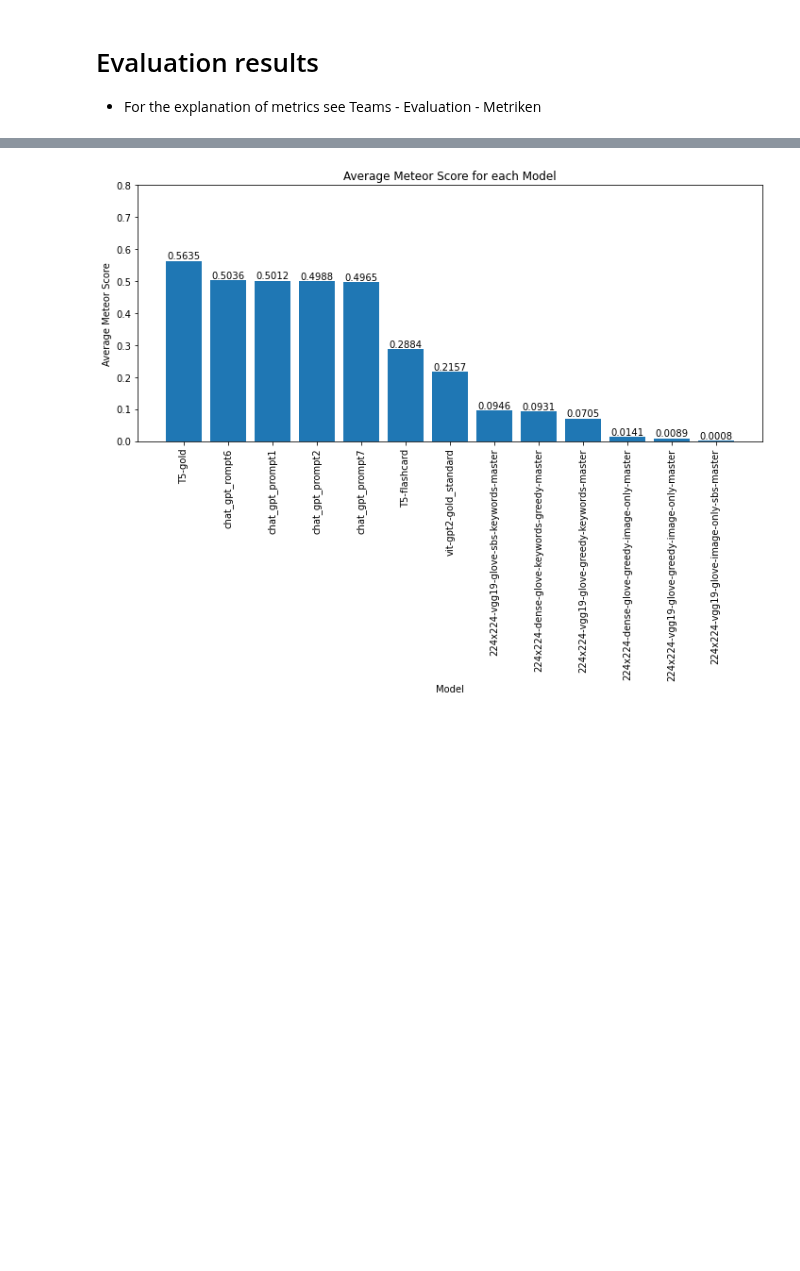
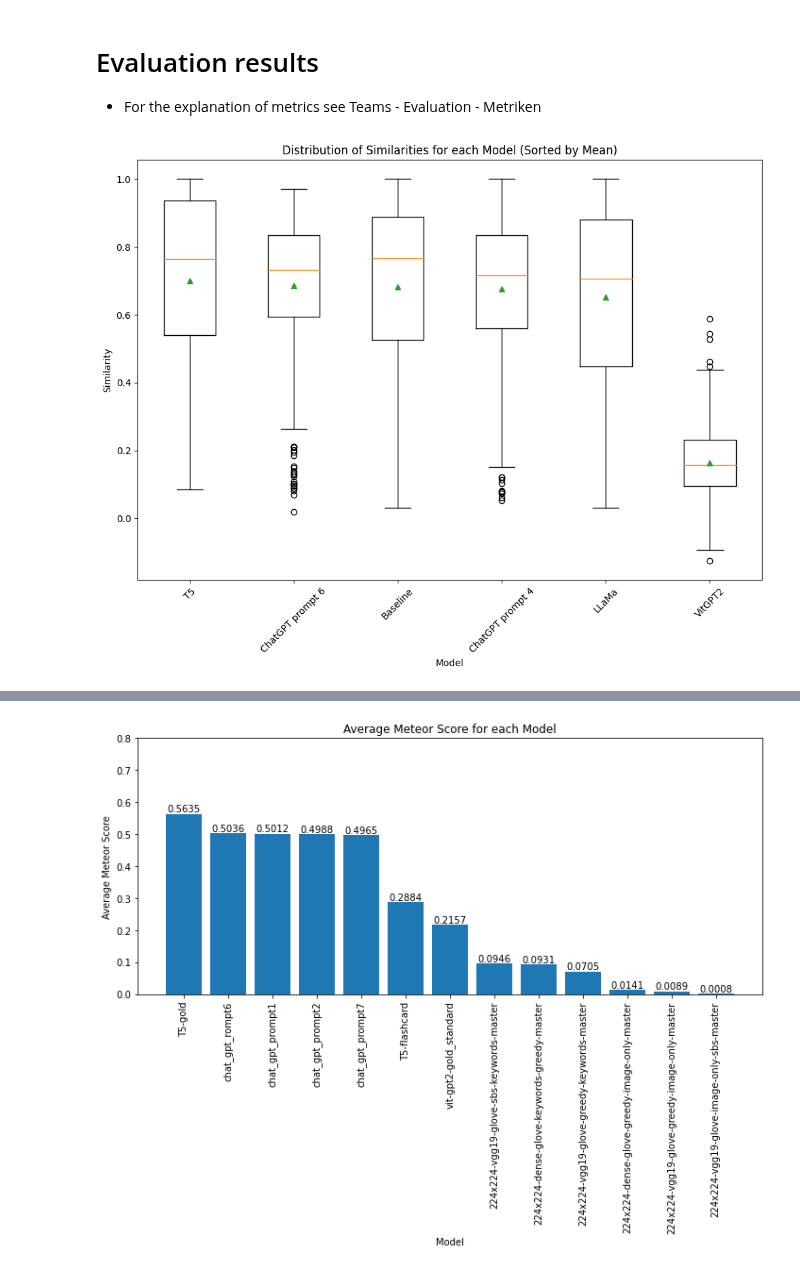
Before and after one commit to Ankinator/ankinator-flashcard-models, a Jupyter notebook: notebooks/evaluation/evaluation_plots.ipynb, the cells around one changed output, grey strips where cells are left out. Drawn from its saved outputs; the diff is of its cells as text; code cells hidden in the pictures; blank space fills up the shorter version.

```diff
--- a/notebooks/evaluation/evaluation_plots.ipynb
+++ b/notebooks/evaluation/evaluation_plots.ipynb
@@ -11,0 +14,34 @@ folder_path = "../../eval_results"
+# %%
+similarities = []
+
+for dir in overall_result_model_paths:
+        subfolder_path = os.path.join(folder_path, dir)
+        csv_path = os.path.join(subfolder_path, "cosine_sim.csv")
+
+        if os.path.exists(csv_path):
+            df = pd.read_csv(csv_path)
+            try:
+                similarities.append(df['max_similarity'])
+            except:
+                similarities.append(df['similiarities'])
+
+mean_similarities = [np.mean(data) for data in similarities]
+
+# Sort the data and mean similarities in descending order
+sort_indices = np.argsort(mean_similarities)[::-1]
+sorted_similarity_data = [similarities[i] for i in sort_indices]
+sorted_model_names = [overall_result_model_names[i] for i in sort_indices]
+sorted_mean_similarities = [mean_similarities[i] for i in sort_indices]
+
+# Plotting the bar chart
+plt.figure(figsize=(10,8))
+plt.boxplot(sorted_similarity_data, labels=sorted_model_names, showmeans=True)
+plt.xlabel("Model")
+plt.ylabel("Similarity")
+plt.title("Distribution of Similarities for each Model (Sorted by Mean)")
+plt.xticks(rotation=45)
+plt.tight_layout()
+plt.savefig("plots/overall_cosine_sim.png", dpi=150)
+plt.show()
+# %% [output]
+[figure, added]
```
Also changed, not shown: parts of 9 cells of this notebook, 7 other files.
